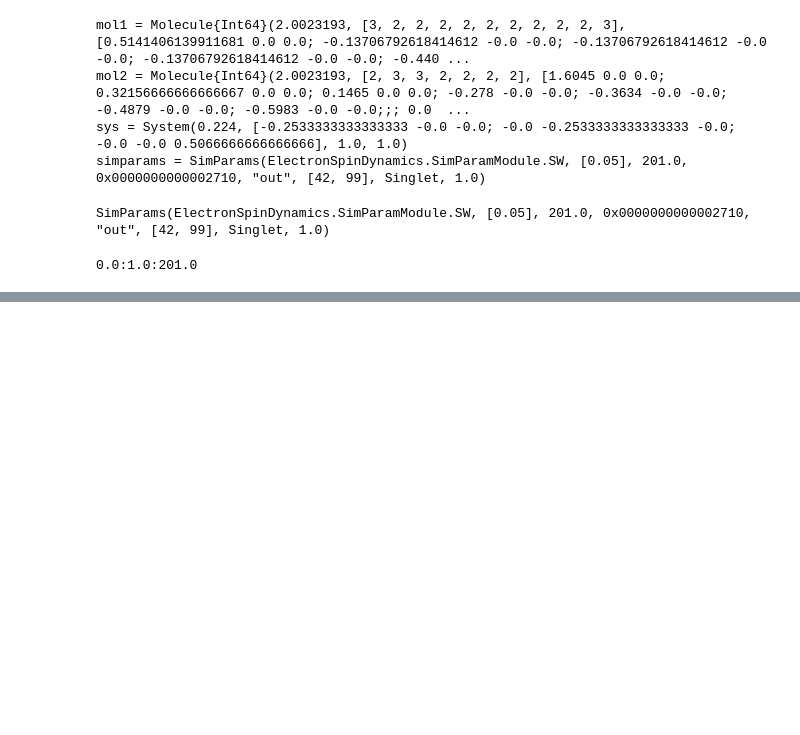
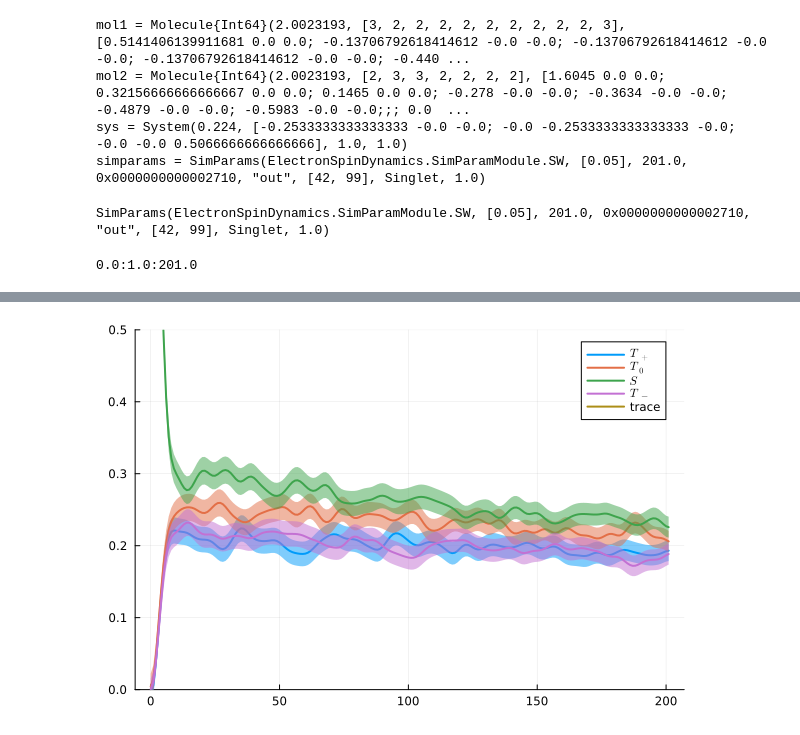
Before and after one commit to KenHino/ElectronSpinDynamics.jl, a Jupyter notebook: example/tutorial.ipynb, the cells around one changed output, grey strips where cells are left out. Drawn from its saved outputs; the diff is of its cells as text; code cells hidden in the pictures; blank space fills up the shorter version.

```diff
--- a/example/tutorial.ipynb
+++ b/example/tutorial.ipynb
@@ -78,0 +90,23 @@ plot!(time_ns, s+tp+tm+t0, label="trace", lw=2, ylims=(0.15, 0.35))
+# %%
+results = read_results("out/SC")
+se_tp = results[0.05]["se_T+"] # standard error std(M) / √N
+se_t0 = results[0.05]["se_T0"] # standard error std(M) / √N
+se_s = results[0.05]["se_S"] # standard error std(M) / √N
+se_tm = results[0.05]["se_T-"] # standard error std(M) / √N
+μ_tp = results[0.05]["T+"] # mean of M
+μ_t0 = results[0.05]["T0"] # mean of M
+μ_s = results[0.05]["S"] # mean of M
+μ_tm = results[0.05]["T-"] # mean of M
+z = 1.959963984540054  # quantile(Normal(), 0.975)
+time_ns = results[0.05]["time_ns"]
+
+plt = plot(time_ns, μ_tp, ribbon=(z*se_tp, z*se_tp), label=L"$T_+$", lw=2)
+plot!(plt, time_ns, μ_t0, ribbon=(z*se_t0, z*se_t0), label=L"$T_0$", lw=2)
+plot!(plt, time_ns, μ_s, ribbon=(z*se_s, z*se_s), label=L"$S$", lw=2)
+plot!(plt, time_ns, μ_tm, ribbon=(z*se_tm, z*se_tm), label=L"$T_-$", lw=2)
+plot!(plt, time_ns, μ_tp+μ_t0+μ_s+μ_tm, label="trace", lw=2)
+ylims!(plt, 0, 0.5)
+display(plt)
+savefig(plt, "out/SC_error.png")
+# %% [output]
+[figure, added]
```
Also changed, not shown: parts of 6 cells of this notebook, 12 other files.
